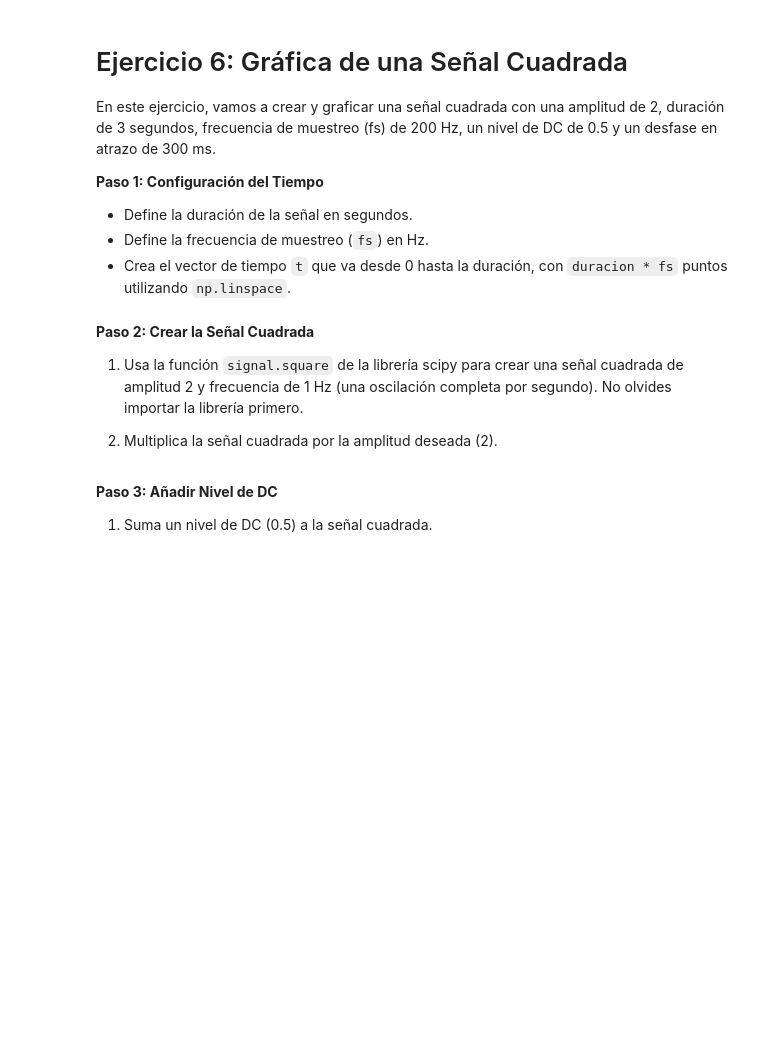
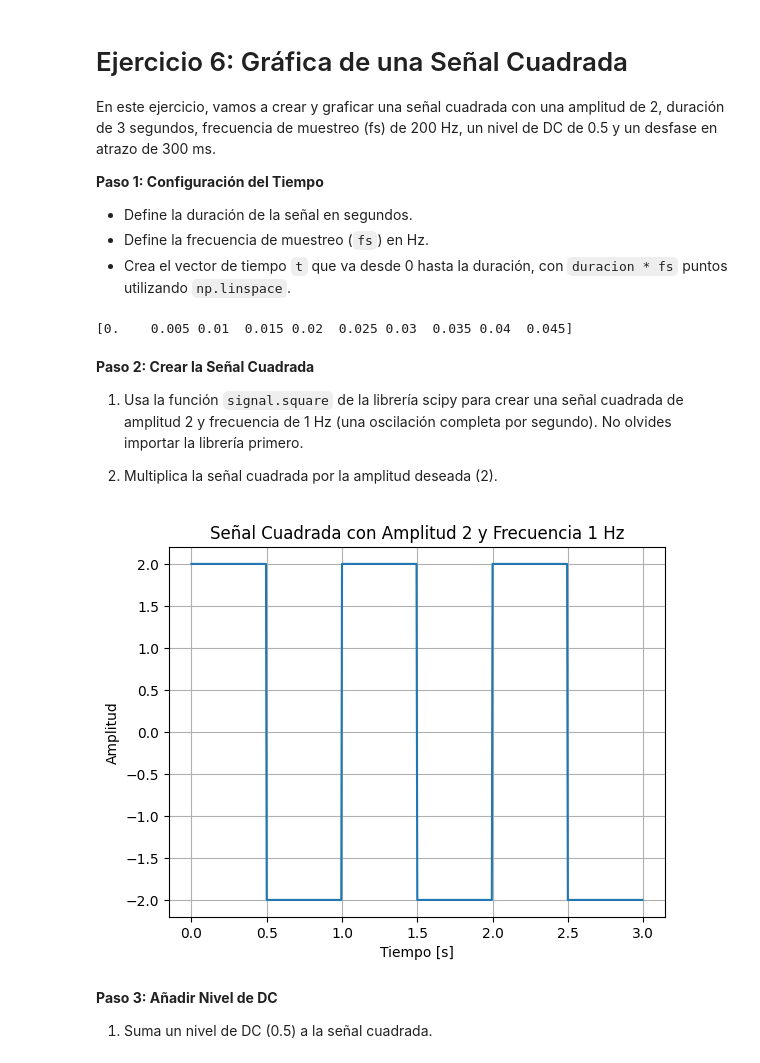
Before and after one commit to lucastulac/UTN-FRM, a Jupyter notebook: TP0.ipynb, the cells around one changed output. Drawn from its saved outputs; the diff is of its cells as text; code cells hidden in the pictures; blank space fills up the shorter version.

```diff
--- a/TP0.ipynb
+++ b/TP0.ipynb
@@ -305,12 +341,46 @@ En este ejercicio, vamos a crear y graficar una señal cuadrada con una amplitud
 - Define la duración de la señal en segundos.
 - Define la frecuencia de muestreo (`fs`) en Hz.
 - Crea el vector de tiempo `t` que va desde 0 hasta la duración, con `duracion * fs` puntos utilizando `np.linspace`.
+# %%
+import numpy as np
+import matplotlib.pyplot as plt
+
+# Parámetros de la señal
+duracion = 3  # Duración de la señal en segundos
+fs = 200      # Frecuencia de muestreo en Hz (200 muestras por segundo)
+
+# Crear el vector de tiempo (t) que va de 0 a duracion, con duracion * fs puntos
+t = np.linspace(0, duracion, int(duracion * fs), endpoint=False)
+# %% [output]
+[0.    0.005 0.01  0.015 0.02  0.025 0.03  0.035 0.04  0.045]
 # %% [markdown]
 **Paso 2: Crear la Señal Cuadrada**
 
 1. Usa la función `signal.square` de la librería scipy para crear una señal cuadrada de amplitud 2 y frecuencia de 1 Hz (una oscilación completa por segundo). No olvides importar la librería primero.
 
 2. Multiplica la señal cuadrada por la amplitud deseada (2).
+# %%
+import numpy as np
+import matplotlib.pyplot as plt
+from scipy import signal
+
+# Parámetros de la señal cuadrada
+amplitud = 2     # Amplitud de la señal
+frecuencia = 1   # Frecuencia de la señal cuadrada en Hz (1 oscilación por segundo)
+
+# Crear la señal cuadrada usando scipy.signal.square
+# Multiplicamos la señal cuadrada por la amplitud deseada (2)
+señal_cuadrada = amplitud * signal.square(2 * np.pi * frecuencia * t)
+
+# Graficar la señal cuadrada
+plt.plot(t, señal_cuadrada)
+plt.xlabel('Tiempo [s]')
+plt.ylabel('Amplitud')
+plt.title('Señal Cuadrada con Amplitud 2 y Frecuencia 1 Hz')
+plt.grid(True)
+plt.show()
+# %% [output]
+[figure, added]
 # %% [markdown]
 **Paso 3: Añadir Nivel de DC**
 
```
Also changed, not shown: parts of 3 cells of this notebook.
